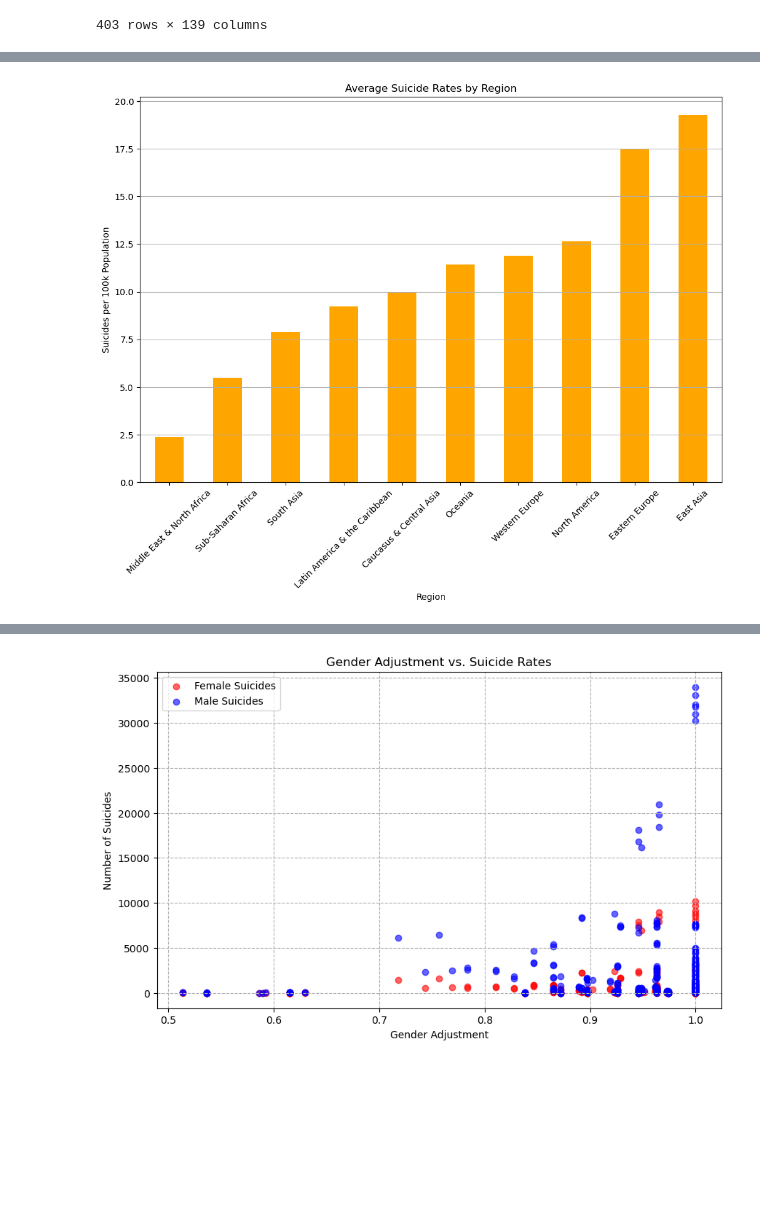
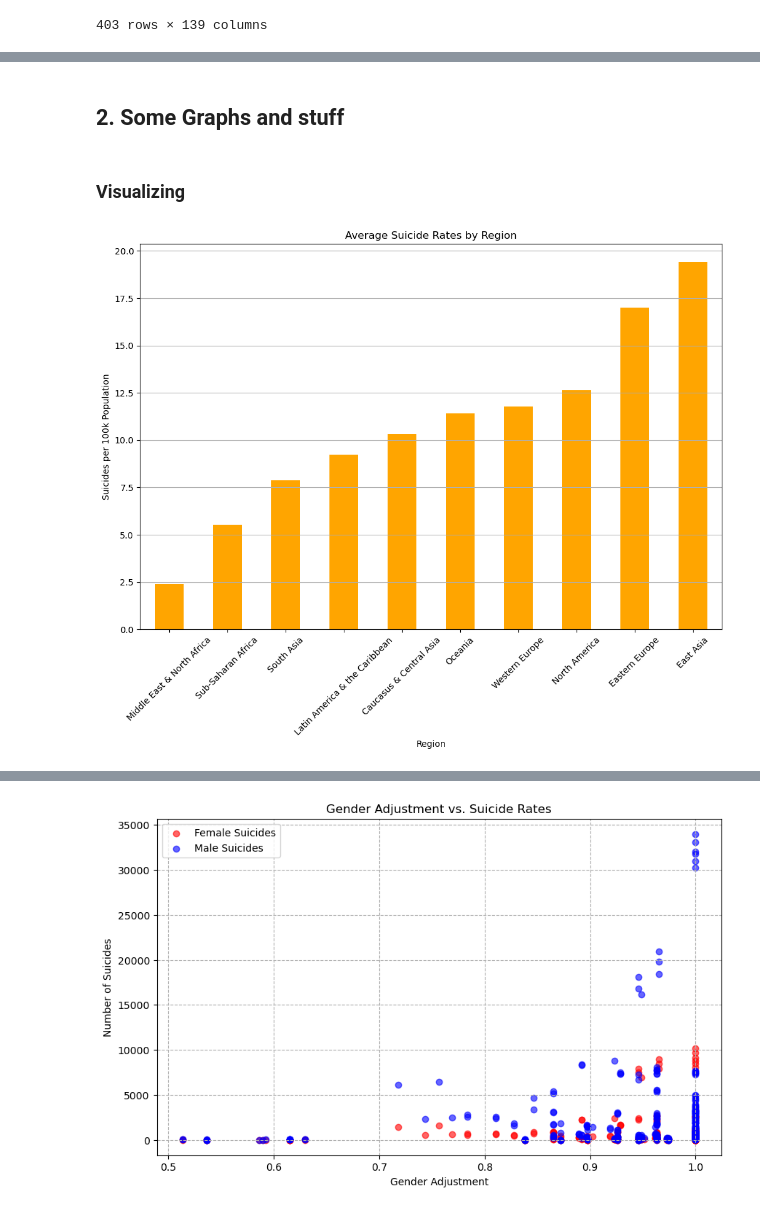
Before and after one commit to miamelaniemoor/human-freedom-and-suicide, a Jupyter notebook: Untitled.ipynb, the cells around one changed output, grey strips where cells are left out. Saved outputs shown, nothing was run; the diff lists cells and outputs as text; code cells hidden in the pictures; blank space fills up the shorter version.

```diff
--- a/Untitled.ipynb
+++ b/Untitled.ipynb
@@ -268,0 +435,36 @@ merged_data[~merged_data['countries'].isin(countries_to_remove)]
+# %%
+# Define columns_to_check if not already defined
+columns_to_check = [
+    'pf_ss_disappearances_disap', 'pf_ss_women_inheritance_widows',
+    'pf_ss_women_inheritance_daughters', 'pf_movement_domestic',
+    'pf_movement_foreign', 'pf_movement_women', 'pf_identity_legal',
+    'pf_identity_parental_marriage', 'pf_identity_parental_divorce',
+    'pf_identity_sex_male', 'pf_identity_sex_female', 'pf_identity_sex',
+    'pf_identity_divorce'
+]
+
+# Filter columns_to_check to include only existing columns in merged_data
+existing_columns_to_check = [col for col in columns_to_check if col in merged_data.columns]
+
+if existing_columns_to_check:
+    # Calculate correlation with the target variable
+    correlations = merged_data[existing_columns_to_check].corrwith(merged_data['suicides/100k_pop'])
+    print("Correlations with 'suicides/100k pop':")
+    print(correlations)
+else:
+    print("No matching columns found for correlation calculation.")
+
+# Display all column names in the DataFrame
+print("All columns in the DataFrame:")
+print(merged_data.columns.tolist())
+
+# Drop the specified columns if they exist
+columns_to_remove = ['pf_movement_domestic', 'pf_movement_foreign']
+existing_columns_to_remove = [col for col in columns_to_remove if col in merged_data.columns]
+
+if existing_columns_to_remove:
+    merged_data = merged_data.drop(columns=existing_columns_to_remove)
+    print("Updated columns in the DataFrame:")
+    print(merged_data.columns.tolist())
+else:
+    print("No matching columns found for removal.")
@@ -269,18 +605,22 @@ merged_data[~merged_data['countries'].isin(countries_to_remove)]
+# %% [markdown]
+## 2. Some Graphs and stuff
+# %% [markdown]
+### Visualizing
 # %%
 import seaborn as sns
 import matplotlib.pyplot as plt
 
 # Group data by region and calculate mean suicide rates
-region_suicides = merged_data.groupby('region')['suicides/100k pop'].mean().sort_values()
+region_suicides = merged_data.groupby('region')['suicides/100k_pop'].mean().sort_values()
 
 # Plot bar chart
 plt.figure(figsize=(12, 8))
 region_suicides.plot(kind='bar', color='orange')
 plt.title('Average Suicide Rates by Region')
 plt.xlabel('Region')
 plt.ylabel('Suicides per 100k Population')
 plt.xticks(rotation=45)
 plt.grid(axis='y')
 plt.show()
 # %% [output]
-[figure, old version]
+[figure, new version]
```
Also changed, not shown: parts of 84 cells of this notebook, 2 other files.
